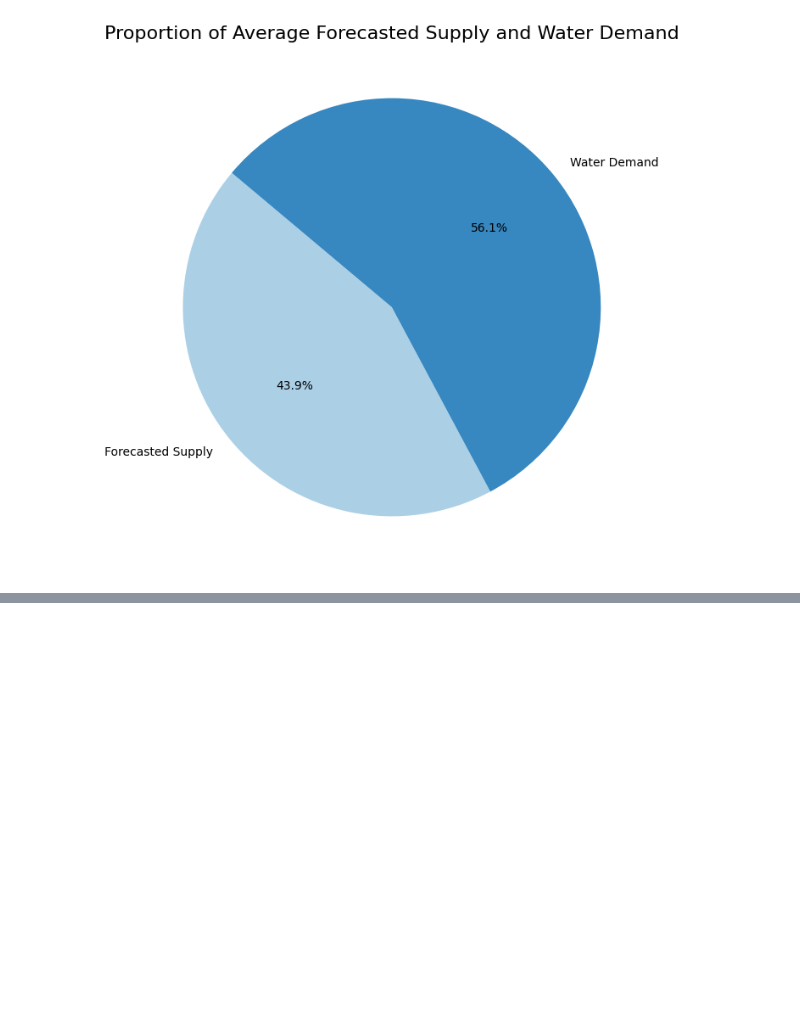
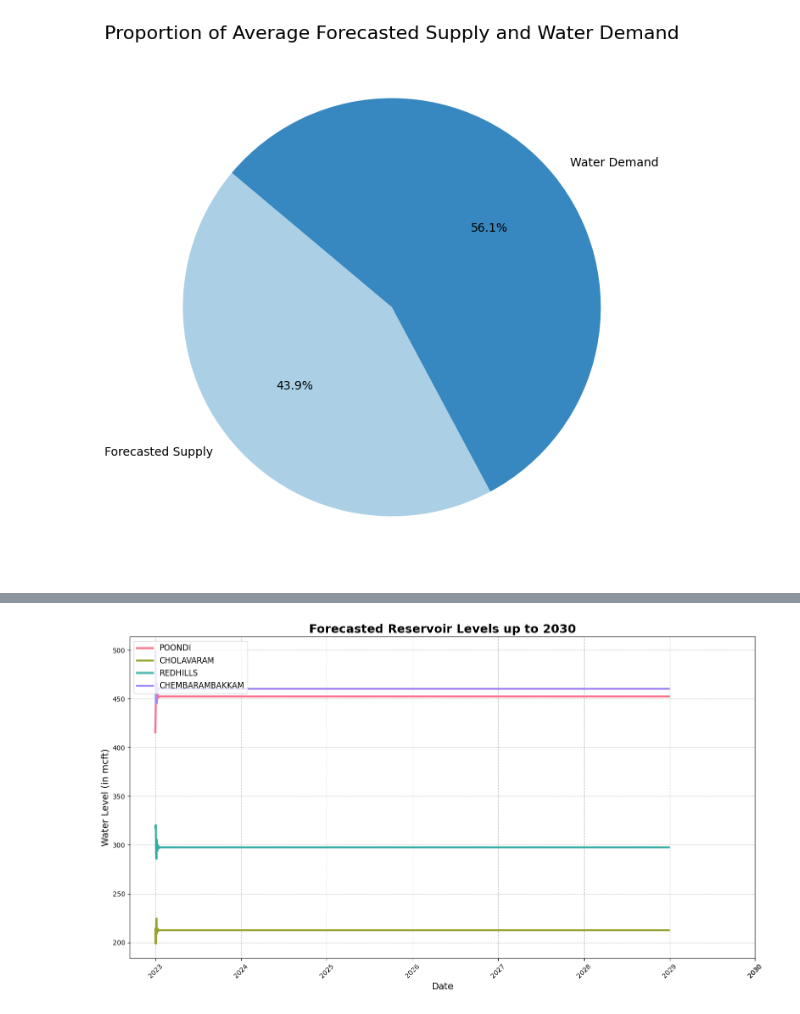
Before and after one commit to joeljacson/machine-learning, a Jupyter notebook: water_chennai_ipynb.ipynb, the cells around one changed output, grey strips where cells are left out. Drawn from its saved outputs; the diff is of its cells as text; code cells hidden in the pictures; blank space fills up the shorter version.

```diff
--- a/water_chennai_ipynb.ipynb
+++ b/water_chennai_ipynb.ipynb
@@ -1436,0 +1808,76 @@ plt.show()
+# %%
+import pandas as pd
+import numpy as np
+import matplotlib.pyplot as plt
+from statsmodels.tsa.arima.model import ARIMA
+import seaborn as sns
+
+# Create a sample dataset for reservoirs with predefined values
+dates = pd.date_range(start='2020-01-01', periods=365 * 4, freq='D')
+data = pd.DataFrame({
+    'Date': dates,
+    'POONDI': np.random.randint(200, 600, size=365 * 4),
+    'CHOLAVARAM': np.random.randint(100, 350, size=365 * 4),
+    'REDHILLS': np.random.randint(150, 450, size=365 * 4),
+    'CHEMBARAMBAKKAM': np.random.randint(300, 700, size=365 * 4)
+})
+
+# Convert 'Date' to datetime and set as index
+data['Date'] = pd.to_datetime(data['Date'])
+data.set_index('Date', inplace=True)
+
+# Define critical thresholds for each reservoir
+critical_thresholds = {
+    'POONDI': 500,
+    'CHOLAVARAM': 300,
+    'REDHILLS': 400,
+    'CHEMBARAMBAKKAM': 600
+}
+
+# Function to fit ARIMA model and forecast for reservoirs
+def fit_arima_forecast(data, reservoir, order=(5, 1, 0), steps=365*6):  # 6 years forecast
+    model = ARIMA(data[reservoir], order=order)
+    model_fit = model.fit()
+    forecast = model_fit.forecast(steps=steps)
+    return forecast
+
+# Forecast for each reservoir up to 2030
+forecasts = {}
+for reservoir in critical_thresholds.keys():
+    forecasts[reservoir] = fit_arima_forecast(data, reservoir)
+
+# Create a date range for the forecasted period up to 2030
+forecast_start_date = data.index[-1] + pd.Timedelta(days=1)
+forecast_end_date = pd.Timestamp(year=2030, month=12, day=31)
+forecast_dates = pd.date_range(start=forecast_start_date, end=forecast_end_date, freq='D')
+
+# Prepare data for plotting
+forecast_df = pd.DataFrame(index=forecast_dates)
+for reservoir, forecast in forecasts.items():
+    forecast_df[reservoir] = forecast
+
+# Define cricket-style colors
+colors = sns.color_palette("husl", len(forecast_df.columns))
+
+# Plot the forecasted reservoir levels with cricket-style aesthetics
+plt.figure(figsize=(14, 8))
+
+for i, reservoir in enumerate(forecast_df.columns):
+    plt.plot(forecast_df.index, forecast_df[reservoir], label=reservoir, color=colors[i], linewidth=3, linestyle='-')
+
+plt.title('Forecasted Reservoir Levels up to 2030', fontsize=18, fontweight='bold')
+plt.xlabel('Date', fontsize=14)
+plt.ylabel('Water Level (in mcft)', fontsize=14)
+plt.legend(loc='upper left', fontsize=12)
+plt.grid(True, linestyle='--', alpha=0.7)
+plt.xticks(rotation=45)
+plt.tight_layout()
+
+# Set x-axis labels to show years only, including 2030
+years = pd.date_range(start=forecast_start_date, end=forecast_end_date, freq='Y')
+labels = [date.strftime('%Y') for date in years] + ['2030']
+plt.xticks(ticks=list(years) + [forecast_end_date], labels=labels)
+
+plt.show()
+# %% [output]
+[figure, added]
```
Also changed, not shown: parts of 6 cells of this notebook.
